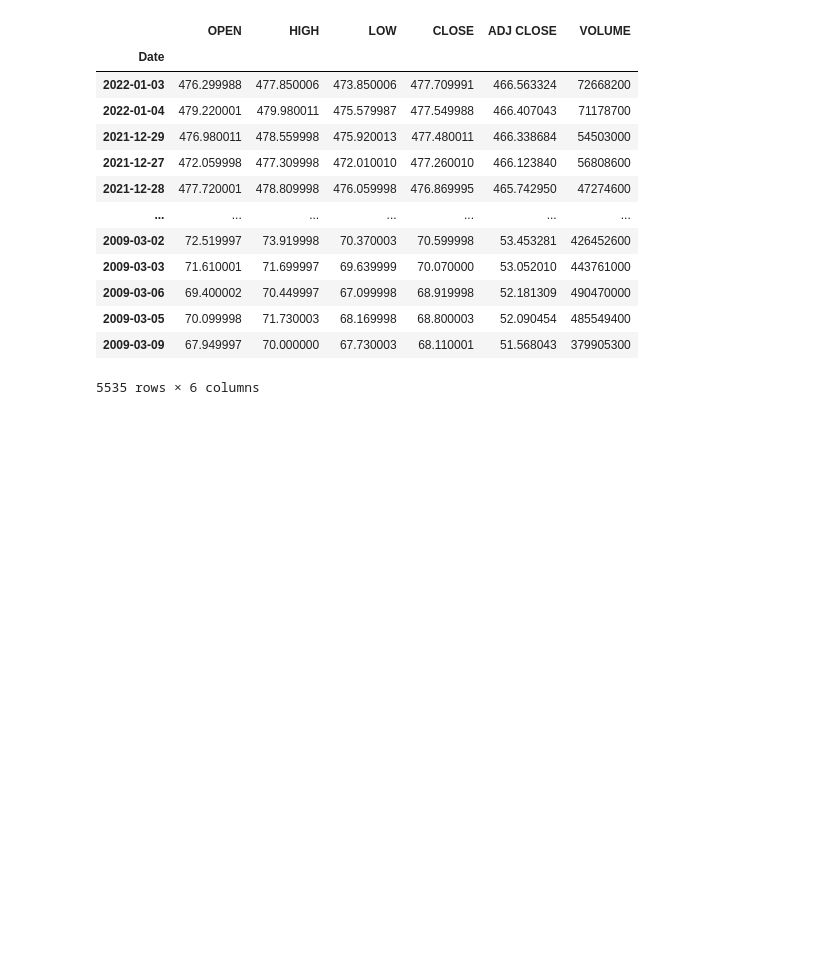
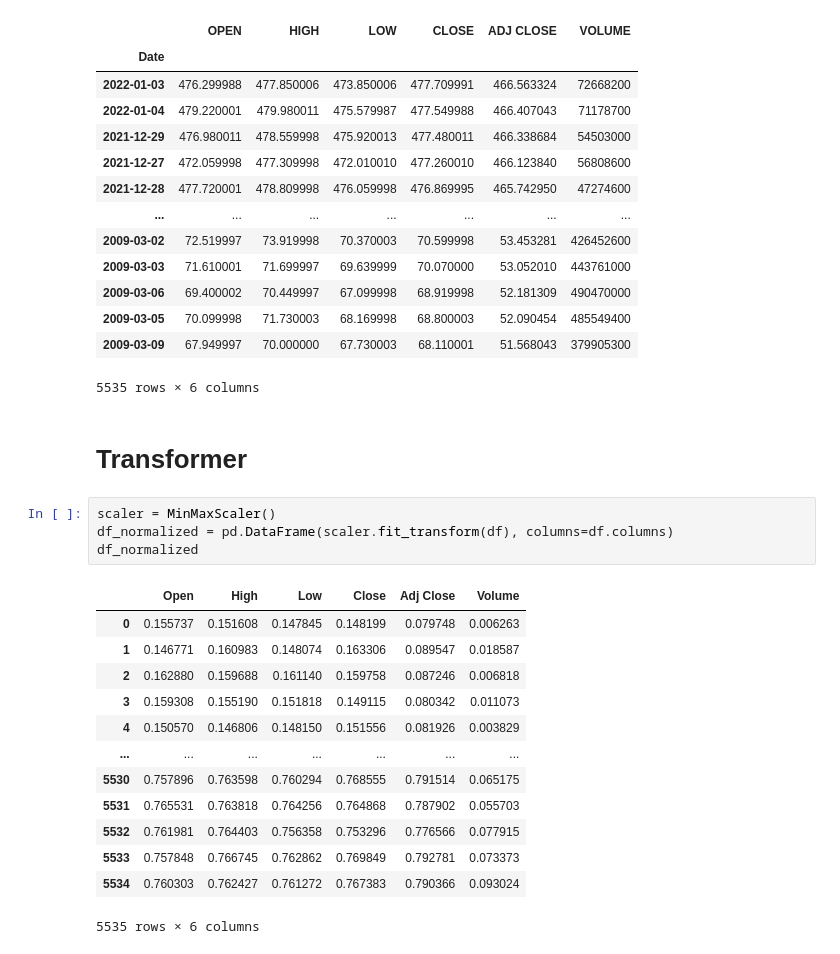
Before and after one commit to yunmokoo/SPY-Forecast_MARS_LSTM, a Jupyter notebook: SPY.ipynb, the cells around one changed output. Saved outputs shown, nothing was run; the diff lists cells and outputs as text; blank space fills up the shorter version.

```diff
--- a/SPY.ipynb
+++ b/SPY.ipynb
@@ -823,3 +832,23 @@ df.sort_values(by=['CLOSE', 'OPEN'], ascending=False)
 | 2009-03-05 | 70.099998 | 71.730003 | 68.169998 | 68.800003 | 52.090454 | 485549400 |
 | 2009-03-09 | 67.949997 | 70.000000 | 67.730003 | 68.110001 | 51.568043 | 379905300 |
 5535 rows × 6 columns
+# %% [markdown]
+# Transformer
+# %%
+scaler = MinMaxScaler()
+df_normalized = pd.DataFrame(scaler.fit_transform(df), columns=df.columns)
+df_normalized
+# %% [output]
+|  | Open | High | Low | Close | Adj Close | Volume |
+| 0 | 0.155737 | 0.151608 | 0.147845 | 0.148199 | 0.079748 | 0.006263 |
+| 1 | 0.146771 | 0.160983 | 0.148074 | 0.163306 | 0.089547 | 0.018587 |
+| 2 | 0.162880 | 0.159688 | 0.161140 | 0.159758 | 0.087246 | 0.006818 |
+| 3 | 0.159308 | 0.155190 | 0.151818 | 0.149115 | 0.080342 | 0.011073 |
+| 4 | 0.150570 | 0.146806 | 0.148150 | 0.151556 | 0.081926 | 0.003829 |
+| ... | ... | ... | ... | ... | ... | ... |
+| 5530 | 0.757896 | 0.763598 | 0.760294 | 0.768555 | 0.791514 | 0.065175 |
+| 5531 | 0.765531 | 0.763818 | 0.764256 | 0.764868 | 0.787902 | 0.055703 |
+| 5532 | 0.761981 | 0.764403 | 0.756358 | 0.753296 | 0.776566 | 0.077915 |
+| 5533 | 0.757848 | 0.766745 | 0.762862 | 0.769849 | 0.792781 | 0.073373 |
+| 5534 | 0.760303 | 0.762427 | 0.761272 | 0.767383 | 0.790366 | 0.093024 |
+5535 rows × 6 columns
```
Also changed, not shown: parts of 5 cells of this notebook.
